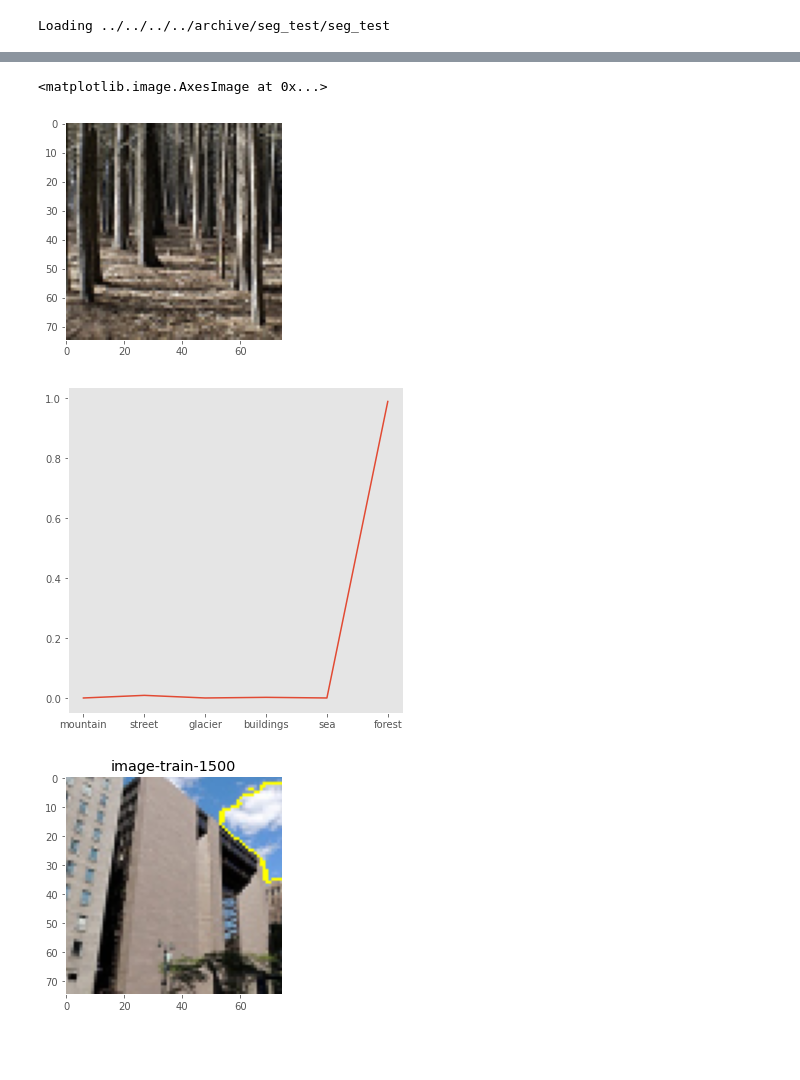
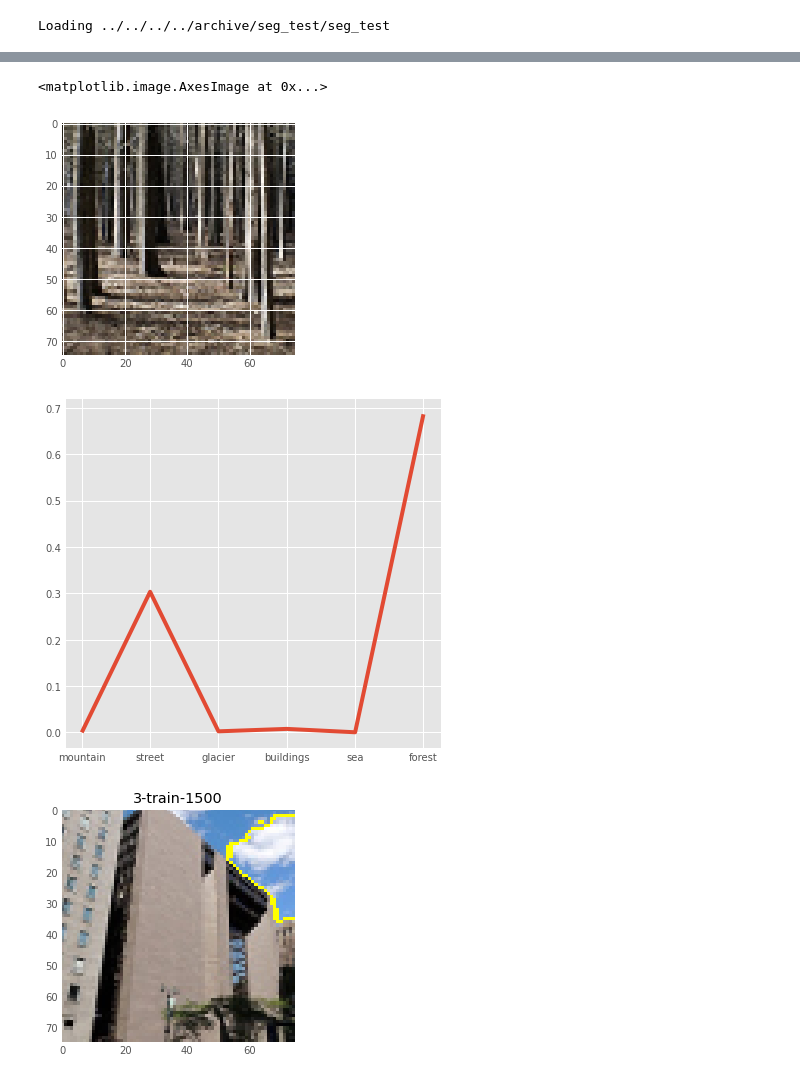
Before and after one commit to Joshua-Hill-Science/Landscapes, a Jupyter notebook: notebooks/exploratory/Warren/Lime.ipynb, the cells around one changed output, grey strips where cells are left out. Drawn from its saved outputs; the diff is of its cells as text; code cells hidden in the pictures; blank space fills up the shorter version.

```diff
--- a/notebooks/exploratory/Warren/Lime.ipynb
+++ b/notebooks/exploratory/Warren/Lime.ipynb
@@ -145,7 +145,8 @@ model = models.Sequential()
 layers_list = [layers.Conv2D(512,(3,3),activation='relu'),
                layers.MaxPooling2D(3,3),
                layers.Dropout(0.35),
-               layers.Conv2D(156,(3,3),activation='relu',kernel_regularizer=regularizers.l2(l2=0.15)),
+               layers.Conv2D(156,(3,3),activation='relu',kernel_regularizer=regularizers.l2(l2=0.3)),
+               layers.Conv2D(156,(3,3),activation='relu',kernel_regularizer=regularizers.l1(l1=0.5)),
                layers.Dropout(0.35),
                layers.Conv2D(128,(3,3),activation='relu')]
 
@@ -171,6 +172,13 @@ Trainable params: 7,467,682
 Non-trainable params: 0
 _________________________________________________________________
 # %%
-model, history = model_trainer(model,'updated_nodes',train_images_resized_scaled,train_labels,test_images_resized_scaled,test_labels,epochs=5)
+model, history = model_trainer(model,
+                               'addedL1reg-withmaxpool',
+                               train_images_resized_scaled,
+                               train_labels,
+                               test_images_resized_scaled,
+                               test_labels,
+                               batch_size=32,
+                               epochs=5)
 # %% [output]
 Epoch 1/5
@@ -204,15 +212,17 @@ temp, mask = explanation.get_image_and_mask(model.predict(train_images_resized_s
 plt.imshow(mark_boundaries(temp, mask))
 # %% [output]
 <matplotlib.image.AxesImage at 0x...>
-[figure, old version]
+[figure, new version]
 # %%
 fig, ax = plt.subplots(figsize=(6,6))
 ax = plt.plot(range(0,6),model.predict(train_images_resized_scaled[3500].reshape((1,75,75,3)))[0])
 ax = plt.xticks(ticks=[0,1,2,3,4,5],labels=class_names)
 # %% [output]
-[figure, old version]
+[figure, new version]
 # %%
-def image_expl(model,image_array,name):
+def image_expl(model,image_array,name,image_label):
+    plt.rcParams["axes.grid"] = False
+
     fig, ax = plt.subplots()
     #instantiate explainer
     explainer = lime_image.LimeImageExplainer(random_state=1)
@@ -224,13 +234,14 @@ def image_expl(model,image_array,name):
     temp, mask = explanation.get_image_and_mask(model.predict(image_array.reshape((1,75,75,3))).argmax(axis=1)[0], positive_only=True, hide_rest=False)
     #show image and mask together
     ax = plt.imshow(mark_boundaries(temp, mask))
-    ax = plt.title(f'image-{name}')
 
-    plt.rcParams["axes.grid"] = False
+    ax = plt.title(f'{image_label}-{name}')
+
+
 
     fig.savefig(f'Images/explainer/{name}-expl.jpg',bbox_inches='tight', dpi=150)
 # %%
-image_expl(model,train_images_resized_scaled[1500],'train-1500')
+image_expl(model,train_images_resized_scaled[1500],'train-1500',train_labels[1500])
 # %% [output]
-[figure, old version]
+[figure, new version]
 # %%
```
Also changed, not shown: parts of 6 cells of this notebook, 46 other files.
